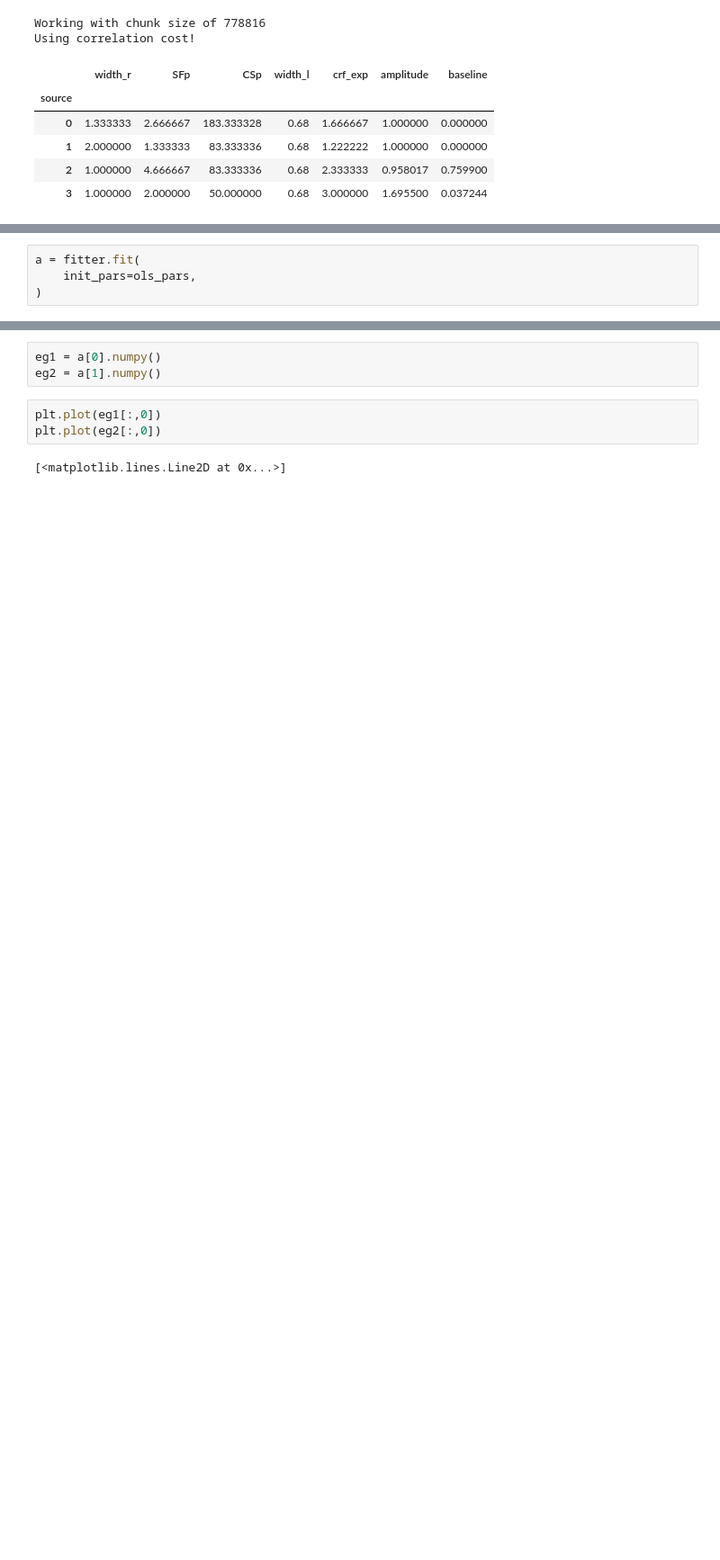
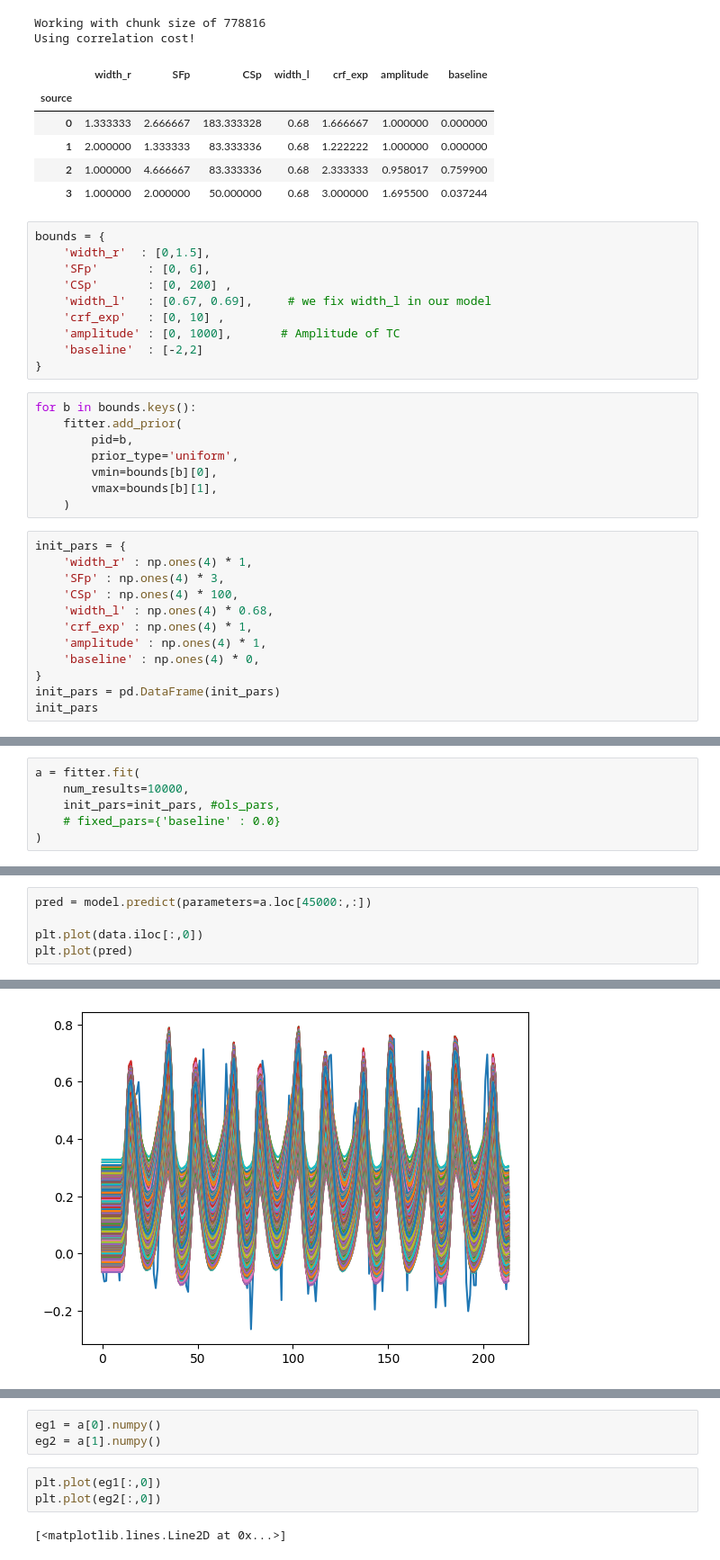
Before and after one commit to mdaghlian/braincoder_bprf, a Jupyter notebook: notebooks/CSENF_mcmc.ipynb, the cells around one changed output, grey strips where cells are left out. Shown at 90% size. Drawn from its saved outputs; the diff is of its cells as text; blank space fills up the shorter version.

```diff
--- a/notebooks/CSENF_mcmc.ipynb
+++ b/notebooks/CSENF_mcmc.ipynb
@@ -87,3 +87,33 @@ Using correlation cost!
 | 1 | 2.000000 | 1.333333 | 83.333336 | 0.68 | 1.222222 | 1.000000 | 0.000000 |
 | 2 | 1.000000 | 4.666667 | 83.333336 | 0.68 | 2.333333 | 0.958017 | 0.759900 |
 | 3 | 1.000000 | 2.000000 | 50.000000 | 0.68 | 3.000000 | 1.695500 | 0.037244 |
+# %%
+bounds = {
+    'width_r'  : [0,1.5],
+    'SFp'       : [0, 6],
+    'CSp'       : [0, 200] ,
+    'width_l'   : [0.67, 0.69],     # we fix width_l in our model
+    'crf_exp'   : [0, 10] ,
+    'amplitude' : [0, 1000],       # Amplitude of TC
+    'baseline'  : [-2,2]
+}
+# %%
+for b in bounds.keys():
+    fitter.add_prior(
+        pid=b,
+        prior_type='uniform',
+        vmin=bounds[b][0],
+        vmax=bounds[b][1],
+    )
+# %%
+init_pars = {
+    'width_r' : np.ones(4) * 1,
+    'SFp' : np.ones(4) * 3,
+    'CSp' : np.ones(4) * 100,
+    'width_l' : np.ones(4) * 0.68,
+    'crf_exp' : np.ones(4) * 1,
+    'amplitude' : np.ones(4) * 1,
+    'baseline' : np.ones(4) * 0,
+}
+init_pars = pd.DataFrame(init_pars)
+init_pars
@@ -90,6 +143,8 @@ Using correlation cost!
 # %%
 a = fitter.fit(
-    init_pars=ols_pars,
+    num_results=10000,
+    init_pars=init_pars, #ols_pars,
+    # fixed_pars={'baseline' : 0.0}
 )
 # %% [output]
 Number of problematic voxels (mask): 0
@@ -107,0 +161,6 @@ Running HMC...
+# %%
+pred = model.predict(parameters=a.loc[45000:,:])
+
+plt.plot(data.iloc[:,0])
+plt.plot(pred)
+# %% [output]
@@ -107,0 +184 @@ Running HMC...
+[figure, added]
```
Also changed, not shown: parts of 12 cells of this notebook, 2 other files.
